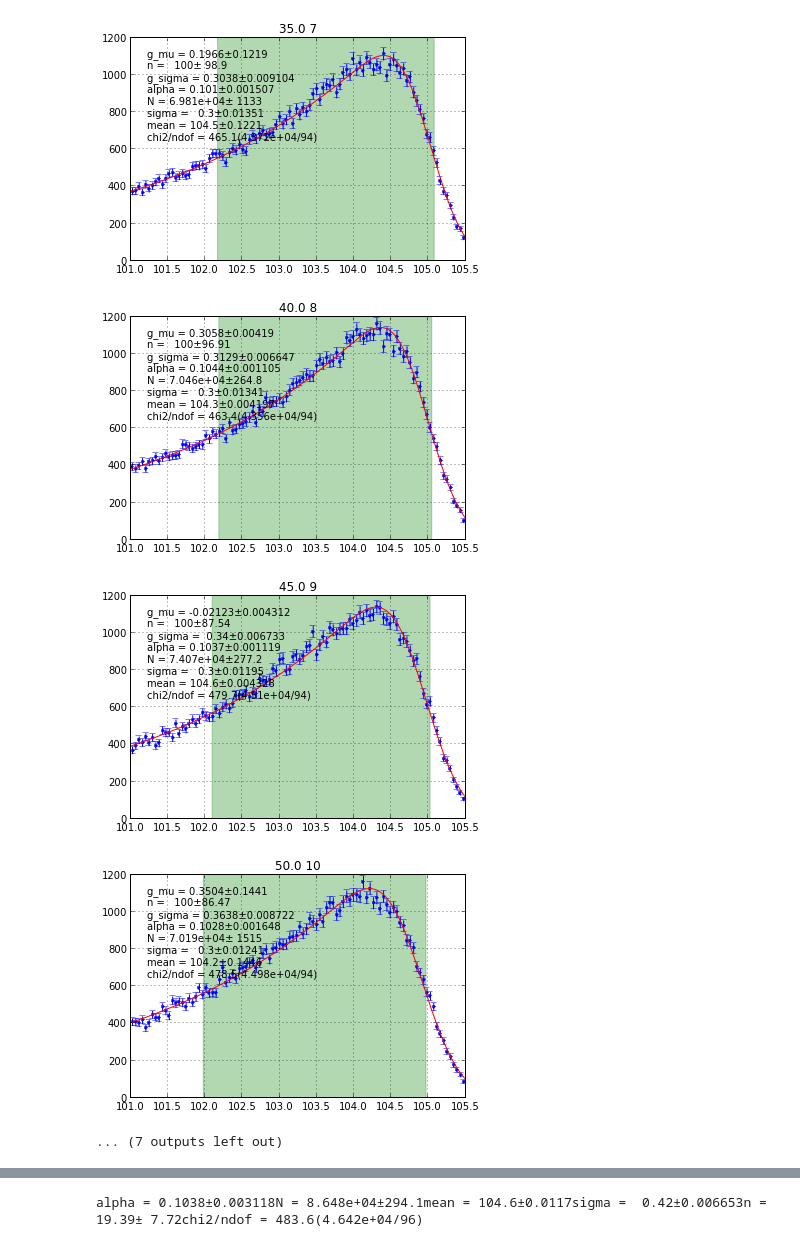
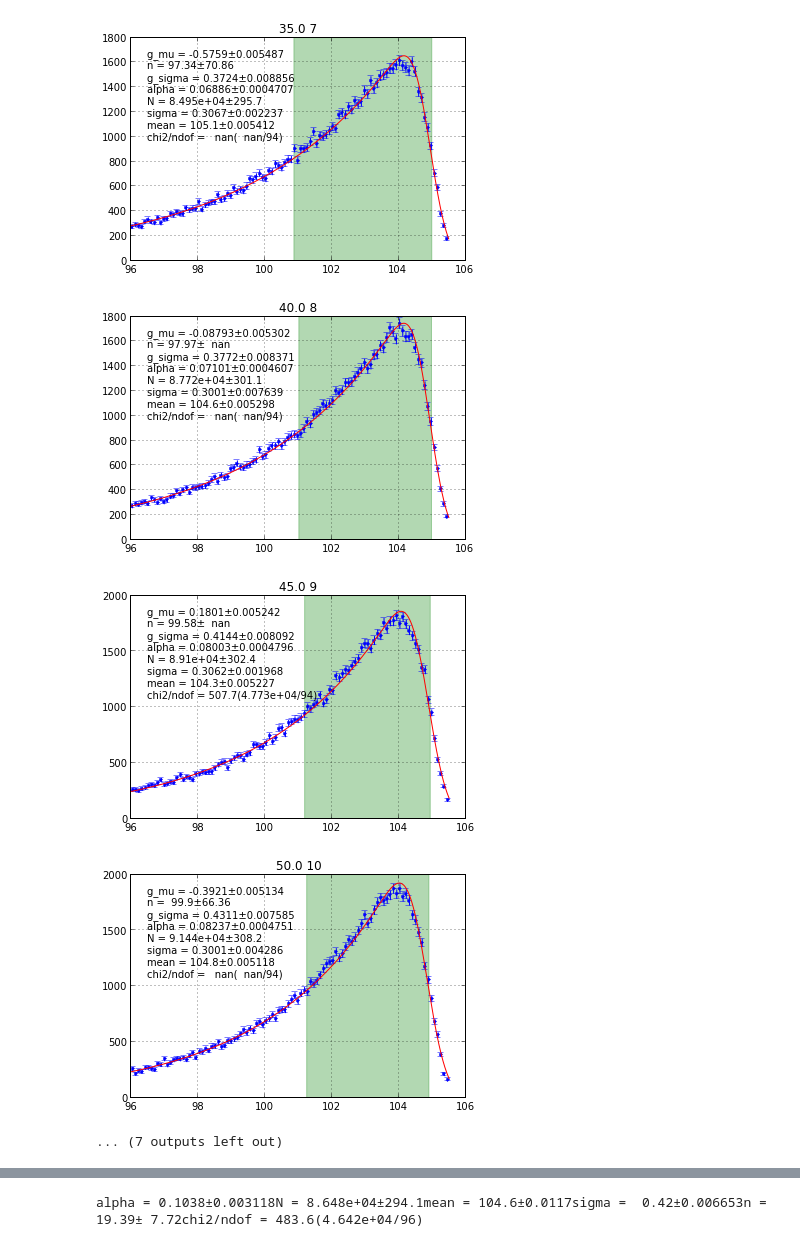
Before and after one commit to piti118/crystal-length-study-for-mu2e, a Jupyter notebook: resolution-carbonfiber.ipynb, the cells around one changed output, grey strips where cells are left out. Cells and saved outputs as stored; diff of their text form; code cells hidden in the pictures.

```diff
--- a/resolution-carbonfiber.ipynb
+++ b/resolution-carbonfiber.ipynb
@@ -17,5 +17,5 @@ def smear(E):    w = sqrt(1000.*E)#1000 photon per mev    ret = randn(len(E))
 # %%
 angles = np.linspace(0,90,19)[:-1]myresult = {}
 # %%
-arg = {      0 :{'range':(101,105.5)},      1 :{'range':(101,105.5)},      2 :{'range':(101,105.5)},      3 :{'range':(101,105.5)},      4 :{'range':(101,105.5)},      5 :{'range':(101,105.5)},      6 :{'range':(101,105.5)},      7 :{'range':(101,105.5)},      8 :{'range':(101,105.5)},      9 :{'range':(101,105.5)},                  10:{'range':(101,105.5)},      11:{'range':(101,105.5)},      12:{'range':(100,105.5)},      13:{'range':(100,105.5)},      14:{'range':(98,105.5)},      15:{'range':(96,105.5)},      16:{'range':(92,105.5)},      17:{'range':(80,105.5)},}for i,angle in enumerate(angles):    #if i < 10: continue    myE = result['E'][(result['angle']>(angle-0.1)) & (result['angle']<(angle+0.1))]    figure()    myE = smear(myE)    emin,emax = 101.,105.5    if i in arg:        emin,emax = arg[i]['range']    myE = myE[(myE>emin) & (myE<emax)]    myresult[i] = doOneFit(myE,range=(emin,emax),N=len(myE))    title(str(angle)+' '+str(i))
+arg = {      0 :{'range':(96.,105.5)},      1 :{'range':(96.,105.5)},      2 :{'range':(96.,105.5)},      3 :{'range':(96.,105.5)},      4 :{'range':(96.,105.5)},      5 :{'range':(96.,105.5)},      6 :{'range':(96.,105.5)},      7 :{'range':(96.,105.5)},      8 :{'range':(96.,105.5)},      9 :{'range':(96.,105.5)},                  10:{'range':(96.,105.5)},      11:{'range':(96.,105.5)},      12:{'range':(90.,105.5)},      13:{'range':(90.,105.5)},      14:{'range':(90.,105.5)},      15:{'range':(90.,105.5)},      16:{'range':(80.,105.5)},      17:{'range':(80.,105.5)},}for i,angle in enumerate(angles):    #if i < 10: continue    myE = result['E'][(result['angle']>(angle-0.1)) & (result['angle']<(angle+0.1))]    figure()    myE = smear(myE)    emin,emax = 101.,105.5    if i in arg:        emin,emax = arg[i]['range']    myE = myE[(myE>emin) & (myE<emax)]    myresult[i] = doOneFit(myE,range=(emin,emax),N=len(myE))    title(str(angle)+' '+str(i))
 # %% [output]
@@ -30,7 +30,7 @@ arg = {      0 :{'range':(101,105.5)},      1 :{'range':(101,105.5)},      2 :{'
-[figure, old version]
+[figure, new version]
-[figure, old version]
+[figure, new version]
-[figure, old version]
+[figure, new version]
-[figure, old version]
+[figure, new version]
 ... (7 outputs left out)
 # %%
 #make and save the plotdef make_nice_plot(r):    fig,axs = subplots(3,3,figsize=(20,12))    for i in r:        ii = i%9        row = ii/3        col = ii%3        fit = myresult[i][0]        m = myresult[i][1]        fh,fl = myresult[i][2],myresult[i][3]        fwhm_res = (fh-fl)/2.35        ax=axs[row,col]        sca(ax)        fit.draw(m)        vertical_highlight(fl,fh)        title('%s %d deg'%(sample,5*i))        text(0.5,0.2,r'fwhm/2.35=%3.2f'%(fwhm_res),transform = ax.transAxes)make_nice_plot(range(9))savefig('%s_1.pdf'%sample,bbox_inches='tight')make_nice_plot(range(9,18))savefig('%s_2.pdf'%sample,bbox_inches='tight')
```
Also changed, not shown: parts of 4 cells of this notebook, 9 other files.
